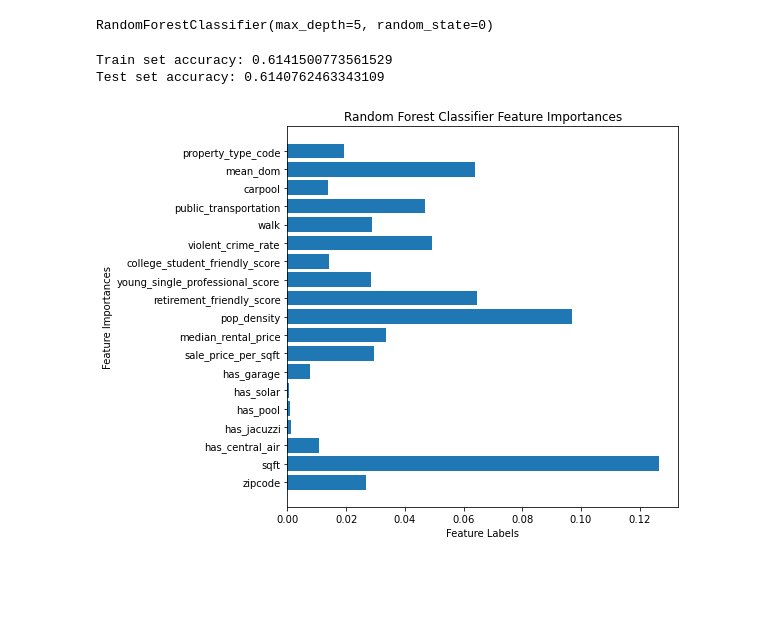
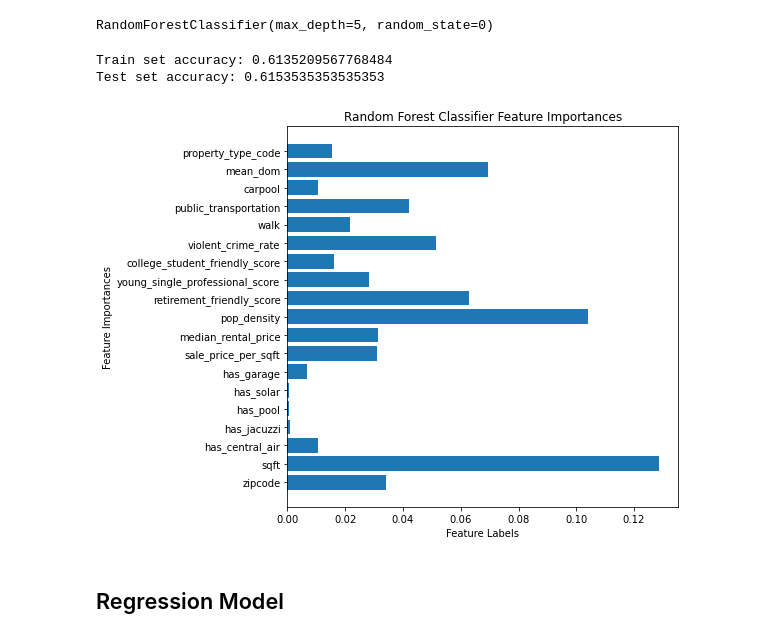
Before and after one commit to luunam/cs297_rex, a Jupyter notebook: notebooks/dom_model.ipynb, the cells around one changed output. Drawn from its saved outputs; the diff is of its cells as text; code cells hidden in the pictures; blank space fills up the shorter version.

```diff
--- a/notebooks/dom_model.ipynb
+++ b/notebooks/dom_model.ipynb
@@ -280,7 +185,7 @@ columns_to_scale = ['zipcode', 'sqft', 'sale_price_per_sqft', 'median_rental_pri
                     'college_student_friendly_score', 'violent_crime_rate', 'young_single_professional_score',
                     'property_type_code'
                    ]
-X2[columns_to_scale] =  scaler.fit_transform(X[columns_to_scale])
+X2[columns_to_scale] =  scaler.fit_transform(X2[columns_to_scale])
 
 X2.info()
 # %% [output]
@@ -369,18 +274,20 @@ RandomForestClassifier(max_depth=5, random_state=0)
 # %%
 print_results(rfc)
 # %% [output]
-Train set accuracy: 0.6141500773561529
-Test set accuracy: 0.6140762463343109
+Train set accuracy: 0.6135209567768484
+Test set accuracy: 0.6153535353535353
 # %%
 feature_importance_normalized = np.std([tree.feature_importances_ for tree in
                                         rfc.estimators_],
                                         axis = 0)
 # %%
 plt.figure(figsize=(7,7))
-plt.barh(X.columns, feature_importance_normalized)
+plt.barh(X2.columns, feature_importance_normalized)
 plt.xlabel('Feature Labels')
 plt.ylabel('Feature Importances')
 plt.title('Random Forest Classifier Feature Importances')
 plt.show()
 # %% [output]
-[figure, old version]
+[figure, new version]
+# %% [markdown]
+## Regression Model
```
Also changed, not shown: parts of 25 cells of this notebook.
